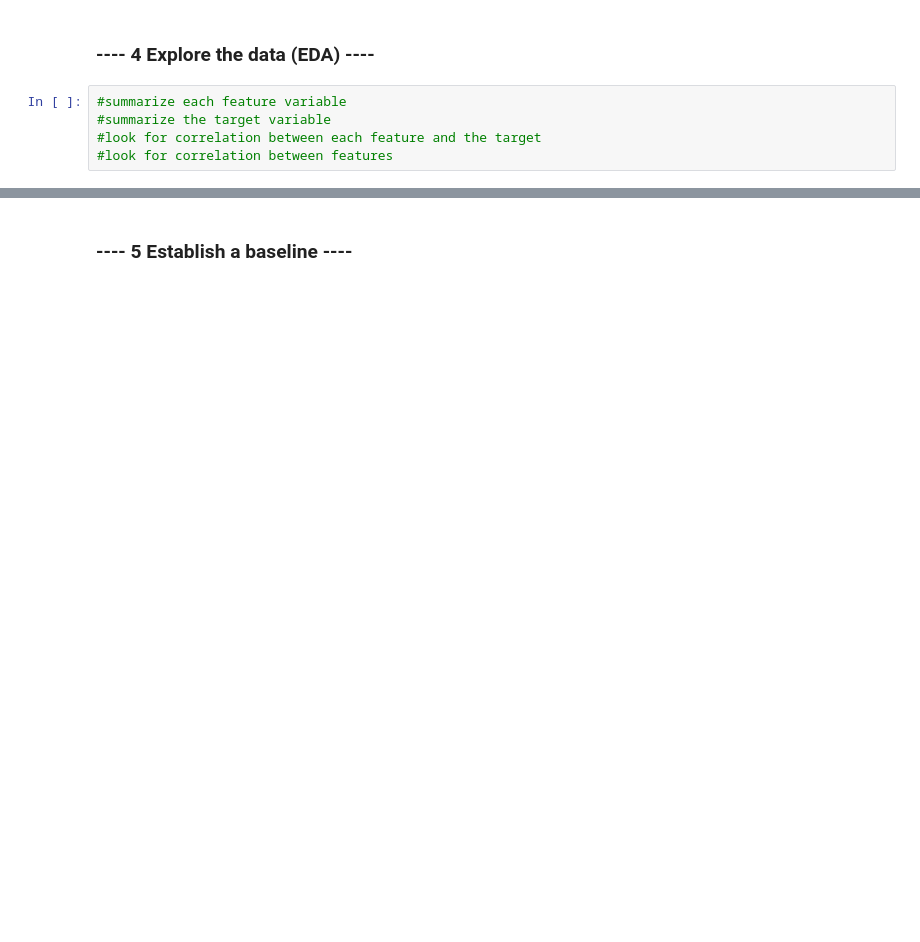
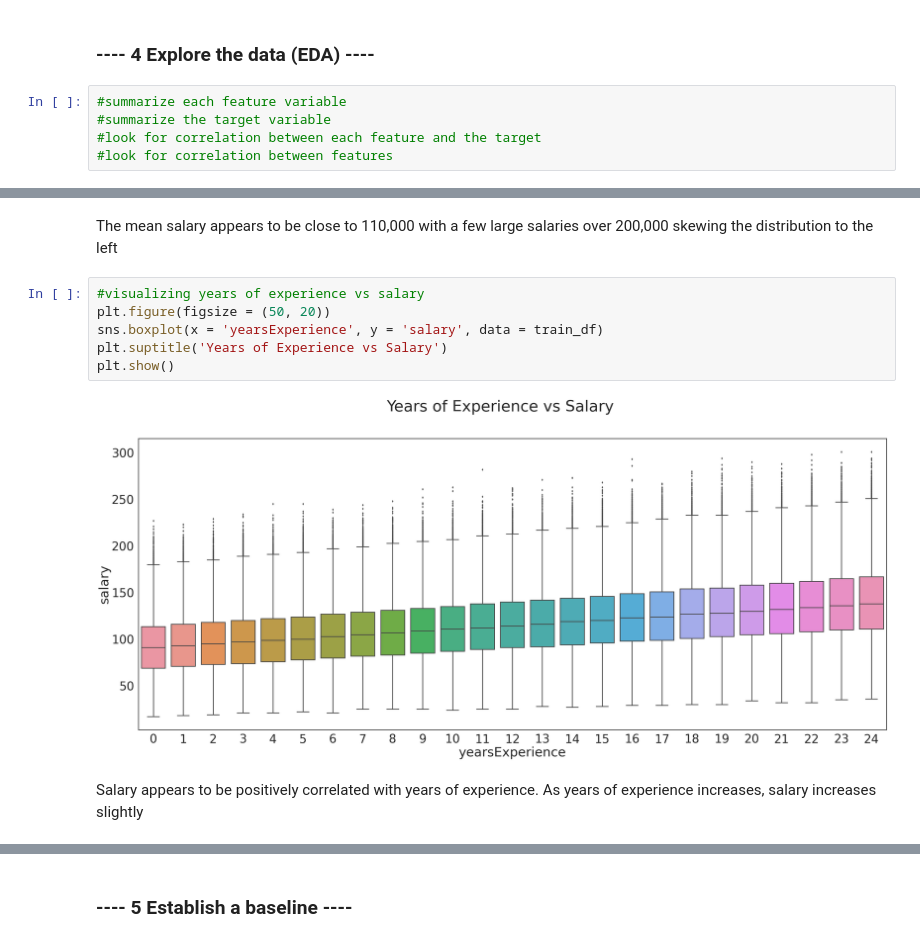
Before and after one commit to kevinmoldovan/salarypredictionsproject, a Jupyter notebook: First Portfolio Project.ipynb, the cells around one changed output, grey strips where cells are left out. Drawn from its saved outputs; the diff is of its cells as text; blank space fills up the shorter version.

```diff
--- a/First Portfolio Project.ipynb
+++ b/First Portfolio Project.ipynb
@@ -199,0 +253,12 @@ train_df
+# %% [markdown]
+The mean salary appears to be close to 110,000 with a few large salaries over 200,000 skewing the distribution to the left
+# %%
+#visualizing years of experience vs salary
+plt.figure(figsize = (50, 20))
+sns.boxplot(x = 'yearsExperience', y = 'salary', data = train_df)
+plt.suptitle('Years of Experience vs Salary')
+plt.show()
+# %% [output]
+[figure, added]
+# %% [markdown]
+Salary appears to be positively correlated with years of experience.  As years of experience increases, salary increases slightly
```
Also changed, not shown: parts of 84 cells of this notebook.
